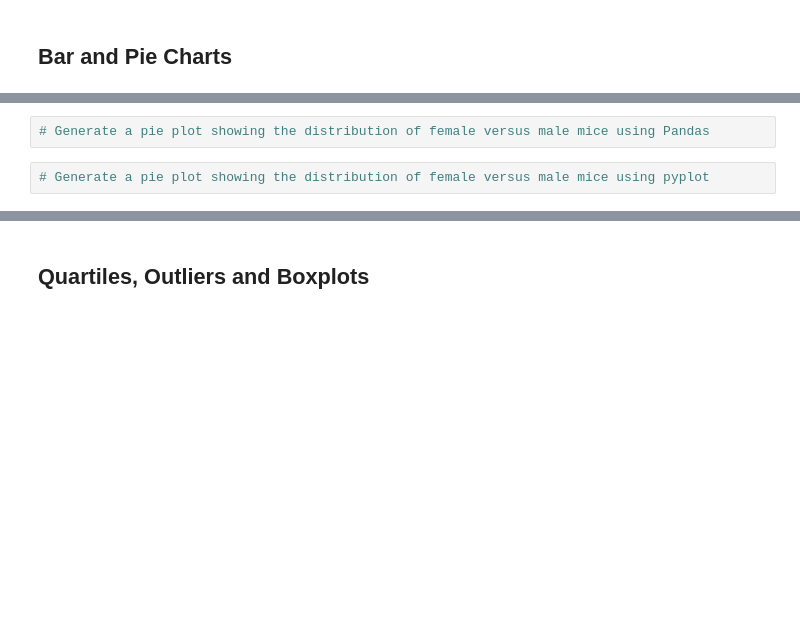
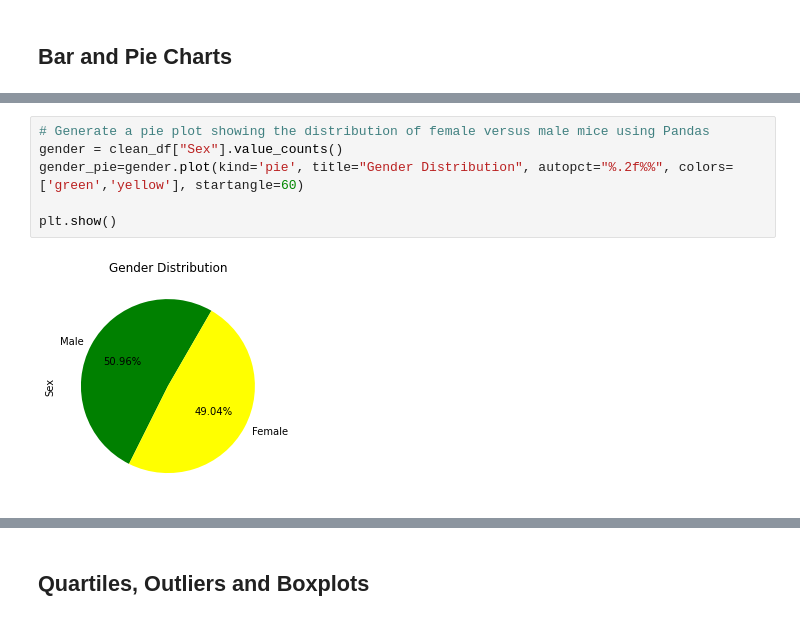
Before and after one commit to kclm40/pymaceuticals, a Jupyter notebook: pymaceuticals_starter.ipynb, the cells around one changed output, grey strips where cells are left out. Drawn from its saved outputs; the diff is of its cells as text; blank space fills up the shorter version.

```diff
--- a/pymaceuticals_starter.ipynb
+++ b/pymaceuticals_starter.ipynb
@@ -169,4 +207,8 @@ summary_agg
 # %%
 # Generate a pie plot showing the distribution of female versus male mice using Pandas
+gender = clean_df["Sex"].value_counts()
+gender_pie=gender.plot(kind='pie', title="Gender Distribution", autopct="%.2f%%", colors=['green','yellow'], startangle=60)
+
+plt.show()
+# %% [output]
+[figure, added]
-# %%
-# Generate a pie plot showing the distribution of female versus male mice using pyplot
```
Also changed, not shown: parts of 4 cells of this notebook.
